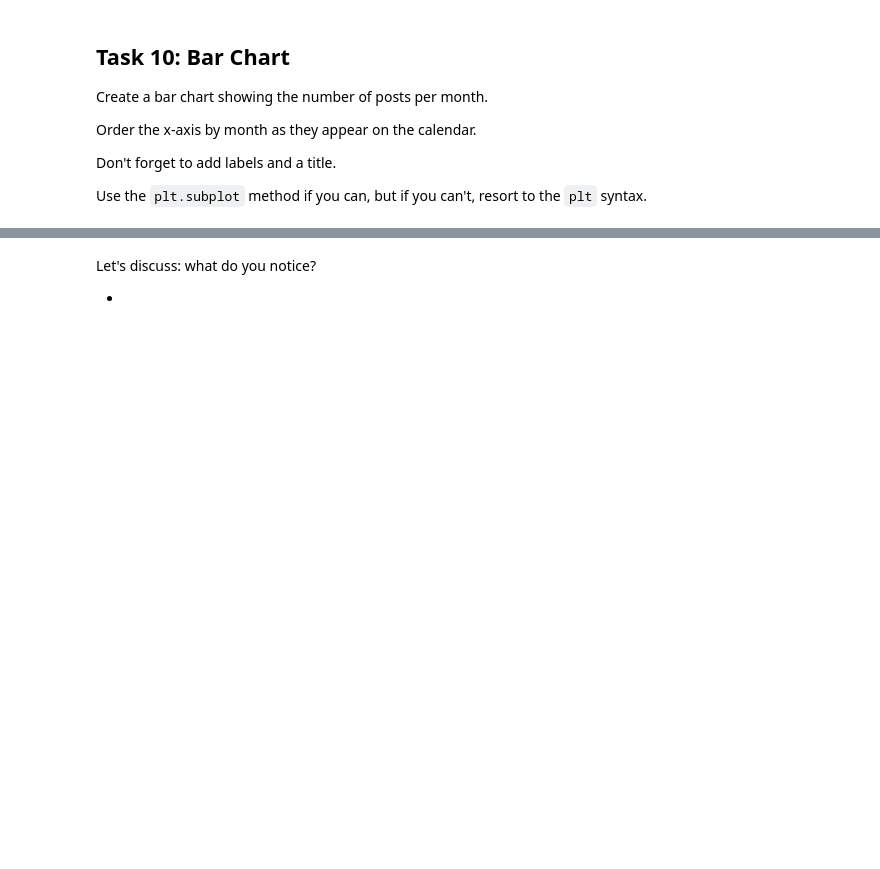
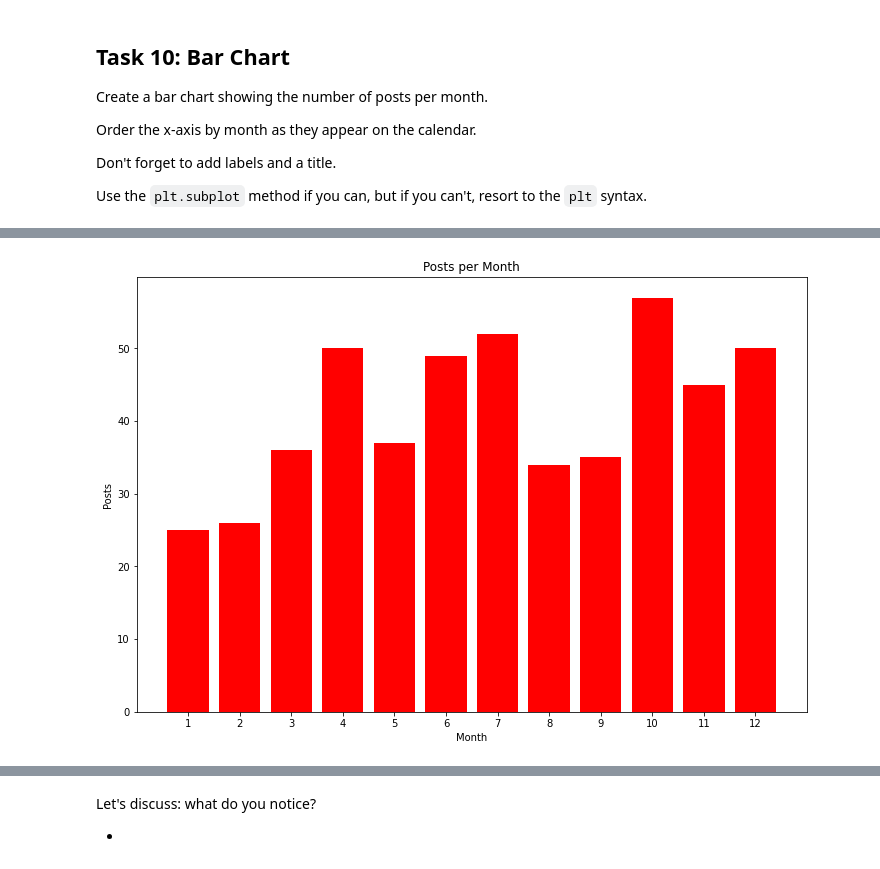
Before and after one commit to kmcneil901/NTL-DS-080723, a Jupyter notebook: code challenge practice/P1-Code-Challenge-Review.ipynb, the cells around one changed output, grey strips where cells are left out. Cells and saved outputs as stored; diff of their text form; code cells hidden in the pictures; blank space fills up the shorter version.

```diff
--- a/code challenge practice/P1-Code-Challenge-Review.ipynb
+++ b/code challenge practice/P1-Code-Challenge-Review.ipynb
@@ -246,0 +391,4 @@ Use the `plt.subplot` method if you can, but if you can't, resort to the `plt` s
+# %%
+# Your code here
+months = df['Post Month']
+months.value_counts()
@@ -246,0 +409,13 @@ Use the `plt.subplot` method if you can, but if you can't, resort to the `plt` s
+# %%
+posts = months.value_counts().values
+months = df['Post Month'].value_counts().index
+# %%
+fig, ax = plt.subplots(figsize=(12,8))
+
+ax.bar(months, posts, color='red')
+ax.set_title('Posts per Month')
+ax.set_xlabel('Month')
+ax.set_ylabel('Posts')
+ax.set_xticks(range(1,13));
+# %% [output]
+[figure, added]
```
Also changed, not shown: parts of 61 cells of this notebook.
